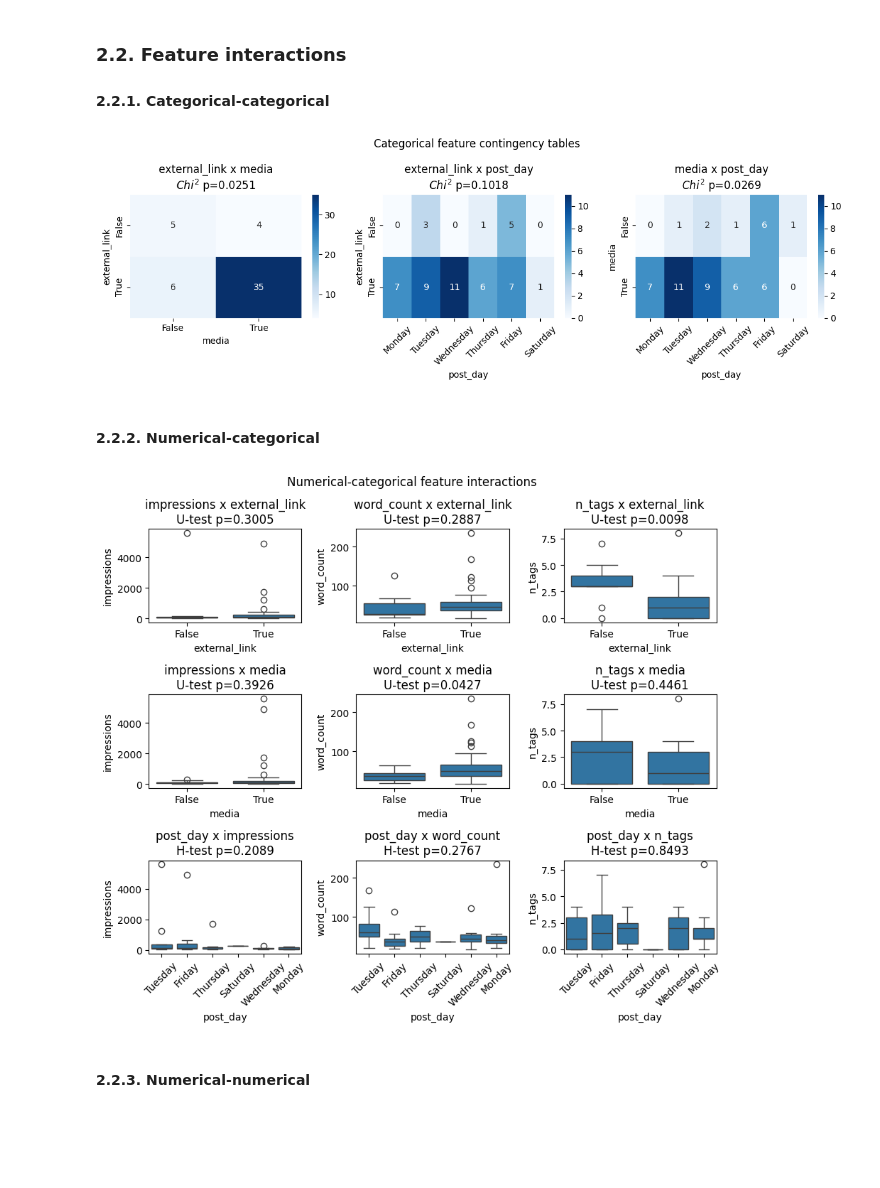
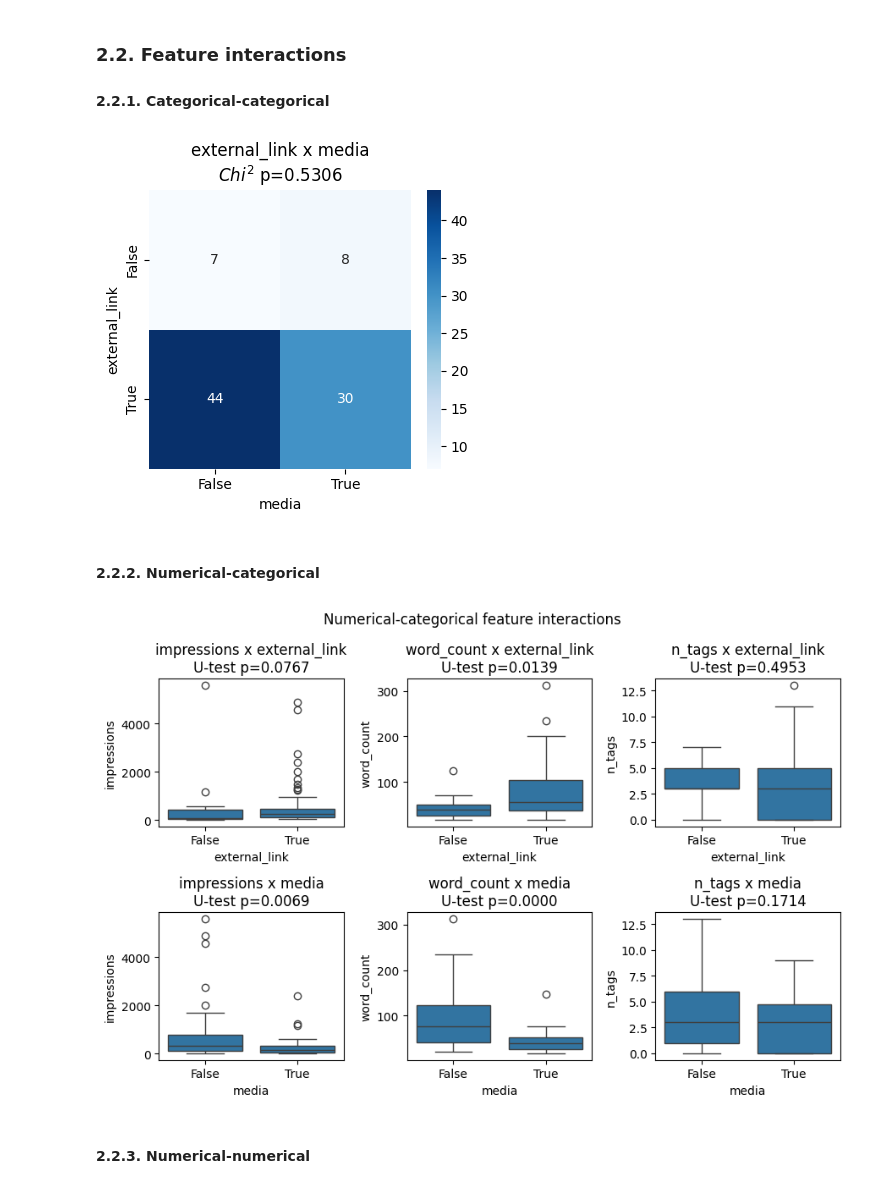
Before and after one commit to gperdrizet/linkedin_analytics, a Jupyter notebook: notebooks/post_impressions.ipynb, the cells around one changed output. Cells and saved outputs as stored; diff of their text form; code cells hidden in the pictures; blank space fills up the shorter version.

```diff
--- a/notebooks/post_impressions.ipynb
+++ b/notebooks/post_impressions.ipynb
@@ -16,7 +17,7 @@ from sklearn.preprocessing import OrdinalEncoder, OneHotEncoder, StandardScaler
 ## 1. Data loading
 # %%
 # Load the post dataset
-data_df = pd.read_csv('../data/posts.csv')
+data_df = pd.read_csv('../data/parsed_posts.csv')
 
 # Inspect
 data_df.head()
@@ -49,11 +48,13 @@ memory usage: 3.0+ KB
+# %%
+data_df.drop(['post_url', 'post_text'], axis=1, inplace=True)
 # %% [markdown]
 ## 2. EDA
 ### 2.1. Feature distributions
 #### 2.1.1. Categorical features
 # %%
-categorical_features = ['external_link', 'media', 'post_day']
+categorical_features = ['external_link', 'media']
 
-fig, axs = plt.subplots(1, 3, figsize=(9, 3.5))
+fig, axs = plt.subplots(1, 2, figsize=(6, 3.5))
 
 fig.suptitle('Categorical Features Distribution')
 
@@ -108,38 +109,27 @@ fig.show()
 #### 2.2.1. Categorical-categorical
 # %%
 categorical_feature_pairs = [
-    ['external_link', 'media'],
-    ['external_link', 'post_day'],
-    ['media', 'post_day']
+    ['external_link', 'media']
 ]
 
-fig, axs = plt.subplots(1, 3, figsize=(12, 4))
-
-fig.suptitle('Categorical feature contingency tables')
+fig, axs = plt.subplots(1, 1, figsize=(4, 4))
 
 for i, feature_pair in enumerate(categorical_feature_pairs):
 
     contingency_table = pd.crosstab(data_df[feature_pair[0]], data_df[feature_pair[1]])
-
-    if feature_pair[1] == 'post_day':
-        contingency_table = contingency_table[['Monday', 'Tuesday', 'Wednesday', 'Thursday', 'Friday', 'Saturday']]
-
     chisquared_result = stats.chi2_contingency(contingency_table)
 
-    axs[i].set_title(f'{feature_pair[0]} x {feature_pair[1]}\n$Chi^2$ p={chisquared_result[1]:.4f}')
-    sns.heatmap(contingency_table, annot=True, fmt='d', cmap='Blues', ax=axs[i])
-
-    if feature_pair[1] == 'post_day':
-        axs[i].tick_params(axis='x', labelrotation=45)
+    axs.set_title(f'{feature_pair[0]} x {feature_pair[1]}\n$Chi^2$ p={chisquared_result[1]:.4f}')
+    sns.heatmap(contingency_table, annot=True, fmt='d', cmap='Blues', ax=axs)
 
 fig.tight_layout()
 fig.show()
 # %% [output]
-[figure, old version]
+[figure, new version]
 # %% [markdown]
 #### 2.2.2. Numerical-categorical
 # %%
-fig, axs = plt.subplots(3, 3, figsize=(9, 8))
+fig, axs = plt.subplots(2, 3, figsize=(9, 6))
 
 for i, categorical_feature in enumerate(categorical_features):
 
@@ -165,7 +155,7 @@ for i, categorical_feature in enumerate(categorical_features):
     fig.tight_layout()
     fig.show()
 # %% [output]
-[figure, old version]
+[figure, new version]
 # %% [markdown]
 #### 2.2.3. Numerical-numerical
 # %%
```
Also changed, not shown: parts of 35 cells of this notebook.
